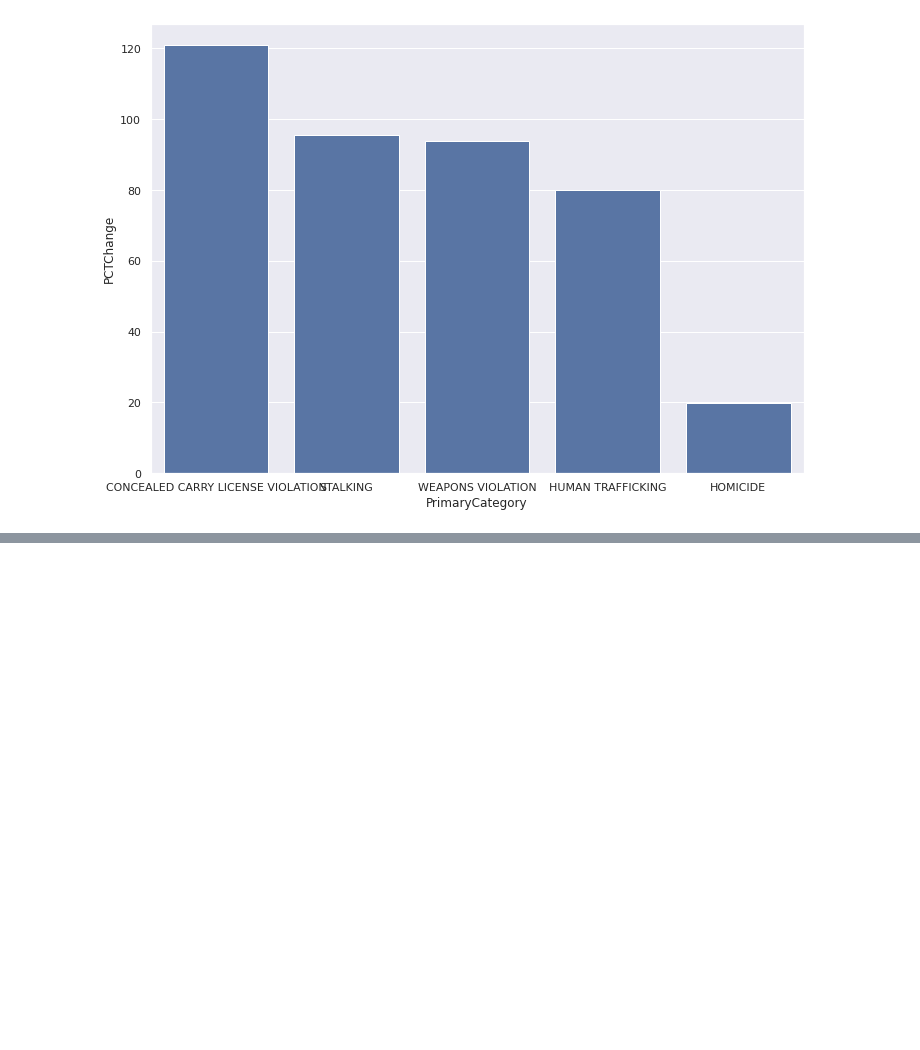
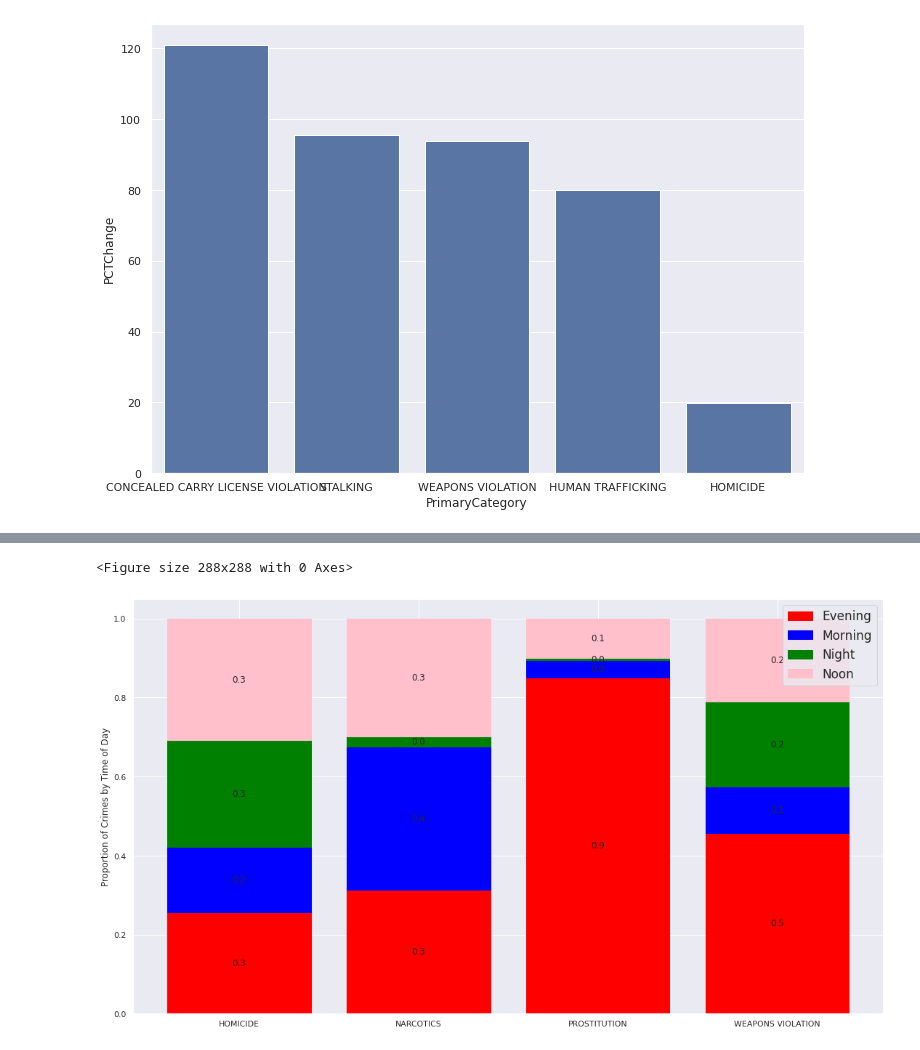
Before and after one commit to AngeloBarisano/data_management_and_ethics, a Jupyter notebook: Code/viz_file.ipynb, the cells around one changed output, grey strips where cells are left out. Saved outputs shown, nothing was run; the diff lists cells and outputs as text; code cells hidden in the pictures; blank space fills up the shorter version.

```diff
--- a/Code/viz_file.ipynb
+++ b/Code/viz_file.ipynb
@@ -129,0 +213,49 @@ plt.savefig("q1_part3b.png")
+# %%
+x = ["HOMICIDE", "NARCOTICS", "PROSTITUTION", "WEAPONS VIOLATION"]
+data1 = {"Evening": [0.2559, 0.3139, 0.8505, 0.4572]}
+data2 = {"Morning": [0.1659, 0.3616, 0.0432, 0.1172]}
+data3 = {"Night": [0.2701, 0.0265, 0.0070, 0.2151]}
+data4 = {"Noon": [0.3081, 0.2980, 0.0993, 0.2105]}
+y1 = pd.DataFrame(data1)
+y2 = pd.DataFrame(data2)
+y3 = pd.DataFrame(data3)
+y4 = pd.DataFrame(data4)
+# snum = y1["HOMICIDE"] + y2["NARCOTICS"] + y3["PROSTITUTION"] + y4["WEAPONS VIOLATION"]
+
+y11 = y1["Evening"]
+y22 = y2["Morning"]
+y33 = y3["Night"]
+y44 = y4["Noon"]
+
+
+plt.figure(figsize=(4, 4))
+plt.figure(figsize=(18.5, 10.5))
+
+# stack bars
+plt.bar(x, y11, label="y1", color="red", edgecolor="red")
+plt.bar(x, y22, bottom=y11, label="y2", color="blue", edgecolor="blue")
+plt.bar(x, y33, bottom=y11 + y22, label="y3", color="green", edgecolor="green")
+plt.bar(x, y44, bottom=y11 + y22 + y33, label="y4", color="pink", edgecolor="pink")
+
+
+for xpos, ypos, yval in zip(x, y11 / 2, y11):
+    plt.text(xpos, ypos, "%.1f" % yval, ha="center", va="center")
+for xpos, ypos, yval in zip(x, y11 + y22 / 2, y22):
+    plt.text(xpos, ypos, "%.1f" % yval, ha="center", va="center")
+for xpos, ypos, yval in zip(x, y11 + y22 + y33 / 2, y33):
+    plt.text(xpos, ypos, "%.1f" % yval, ha="center", va="center")
+for xpos, ypos, yval in zip(x, y11 + y22 + y33 + y44 / 2, y44):
+    plt.text(xpos, ypos, "%.1f" % yval, ha="center", va="center")
+
+
+red_patch = mpatches.Patch(color="red", label="Evening")
+blue_patch = mpatches.Patch(color="blue", label="Morning")
+green_patch = mpatches.Patch(color="green", label="Night")
+pink_patch = mpatches.Patch(color="pink", label="Noon")
+
+plt.legend(handles=[red_patch, blue_patch, green_patch, pink_patch], fontsize=17)
+plt.ylabel("Proportion of Crimes by Time of Day")
+plt.savefig("q3.png")
+# %% [output]
+<Figure size 288x288 with 0 Axes>
+[figure, added]
```
Also changed, not shown: parts of 7 cells of this notebook, 17 other files.
